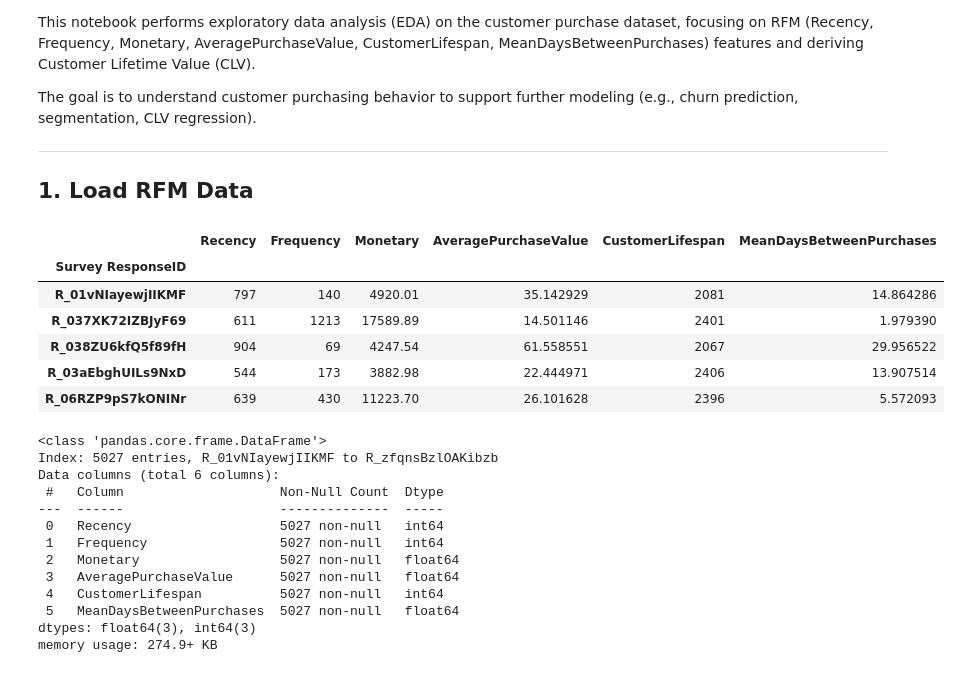
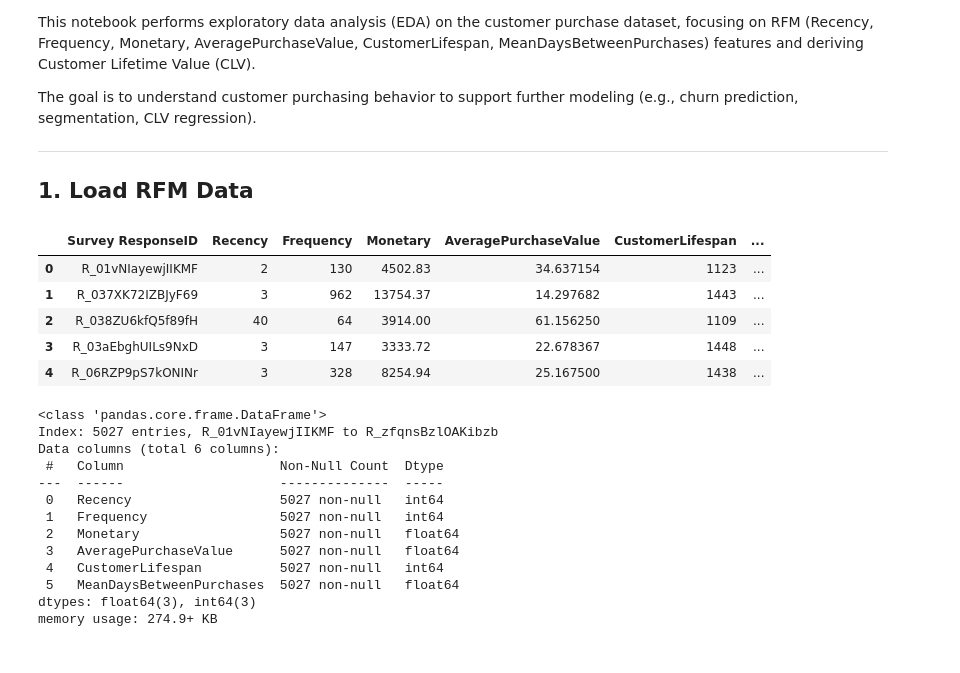
Before and after one commit to IvanOsipovDS/clv_prediction_project, a Jupyter notebook: notebooks/1_EDA.ipynb, the cells around one changed output. Cells and saved outputs as stored; diff of their text form; code cells hidden in the pictures.

```diff
--- a/notebooks/1_EDA.ipynb
+++ b/notebooks/1_EDA.ipynb
@@ -19,32 +19,47 @@ sys.path.append(os.path.abspath(os.path.join(os.getcwd(), 'src')))
 # %%
 import pandas as pd
 import matplotlib.pyplot as plt
 import seaborn as sns
-#from importlib import reload
-#import src.data_preparation.prepare_data as prepare_data
-#reload(prepare_data)
 from src.data_preparation import prepare_data
 from src.feature_engineering import engineer_features
 
 # Load and clean data
 purchases, survey = prepare_data.load_raw_data()
-df = prepare_data.clean_data(purchases)
+df_cleaned = prepare_data.clean_data(purchases)
 
-# Create features (cutoff set to '2022-01-01' inside the function)
-rfm_df = engineer_features.create_rfm_features(df,
-                             customer_id_col='Survey ResponseID',
-                             invoice_date_col='Order Date',
-                             amount_col='TotalPrice')
+# Define cutoff date for training vs future
+cutoff_date = pd.Timestamp("2022-01-01")
 
-rfm_df.head()
+# Split into past (features) and future (targets)
+df_past = df_cleaned[df_cleaned["Order Date"] < cutoff_date]
+df_future = df_cleaned[df_cleaned["Order Date"] >= cutoff_date]
+
+# Create RFM features based on past data
+rfm_df = engineer_features.create_rfm_features(df_past,
+    customer_id_col='Survey ResponseID',
+    invoice_date_col='Order Date',
+    amount_col='TotalPrice'
+)
+
+# Create CLV targets from future data (e.g., 12 months window)
+clv_df = engineer_features.create_clv_targets(df_cleaned,
+    customer_id_col='Survey ResponseID',
+    invoice_date_col='Order Date',
+    amount_col='TotalPrice',
+    cutoff_date=cutoff_date,
+    window_months=12
+)
+
+# Merge features and target
+merged_df = pd.merge(rfm_df, clv_df, on='Survey ResponseID', how='inner')
+merged_df.head()
 # %% [output]
-|  | Recency | Frequency | Monetary | AveragePurchaseValue | CustomerLifespan | MeanDaysBetweenPurchases |
-| Survey ResponseID |  |  |  |  |  |  |
-| R_01vNIayewjIIKMF | 797 | 140 | 4920.01 | 35.142929 | 2081 | 14.864286 |
-| R_037XK72IZBJyF69 | 611 | 1213 | 17589.89 | 14.501146 | 2401 | 1.979390 |
-| R_038ZU6kfQ5f89fH | 904 | 69 | 4247.54 | 61.558551 | 2067 | 29.956522 |
-| R_03aEbghUILs9NxD | 544 | 173 | 3882.98 | 22.444971 | 2406 | 13.907514 |
-| R_06RZP9pS7kONINr | 639 | 430 | 11223.70 | 26.101628 | 2396 | 5.572093 |
+|  | Survey ResponseID | Recency | Frequency | Monetary | AveragePurchaseValue | CustomerLifespan | ... |
+| 0 | R_01vNIayewjIIKMF | 2 | 130 | 4502.83 | 34.637154 | 1123 | ... |
+| 1 | R_037XK72IZBJyF69 | 3 | 962 | 13754.37 | 14.297682 | 1443 | ... |
+| 2 | R_038ZU6kfQ5f89fH | 40 | 64 | 3914.00 | 61.156250 | 1109 | ... |
+| 3 | R_03aEbghUILs9NxD | 3 | 147 | 3333.72 | 22.678367 | 1448 | ... |
+| 4 | R_06RZP9pS7kONINr | 3 | 328 | 8254.94 | 25.167500 | 1438 | ... |
 # %%
 rfm_df.info()
 # %% [output]
```
Also changed, not shown: parts of 11 cells of this notebook, 1 other file.
